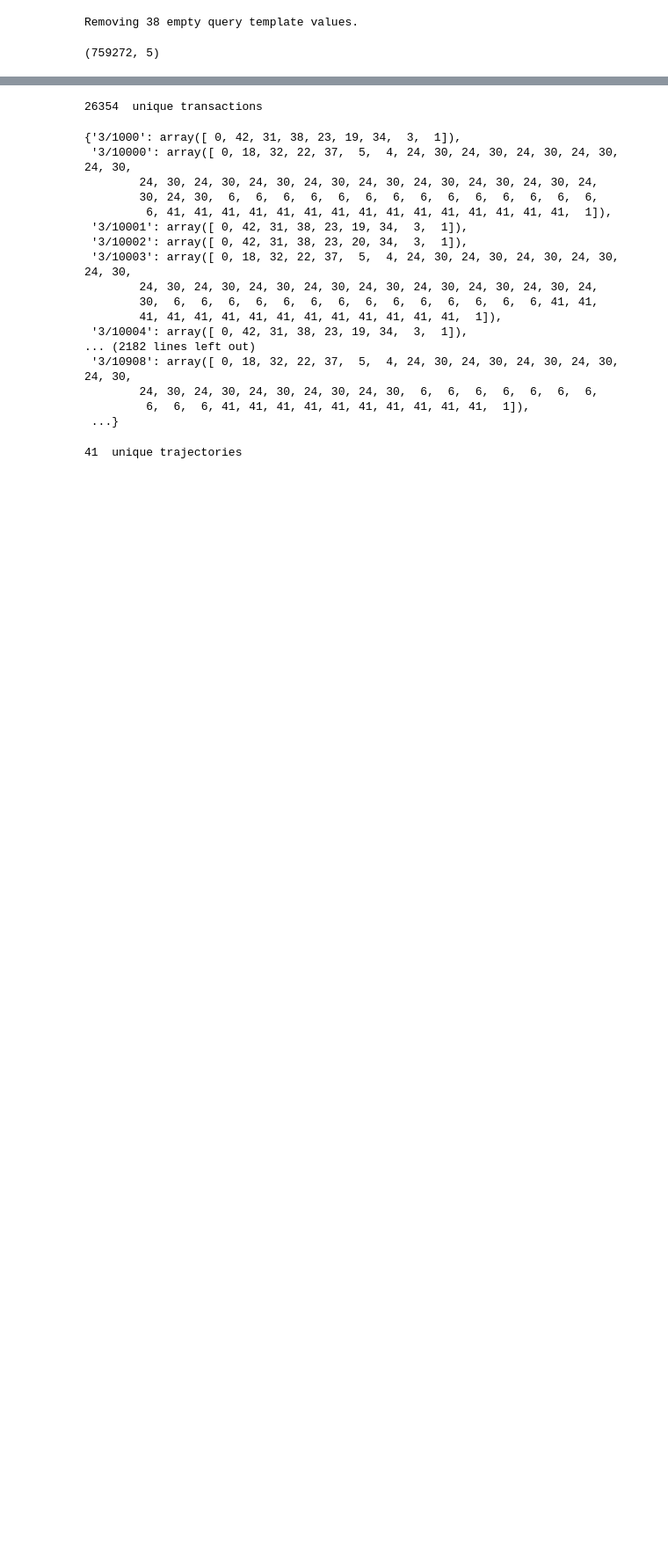
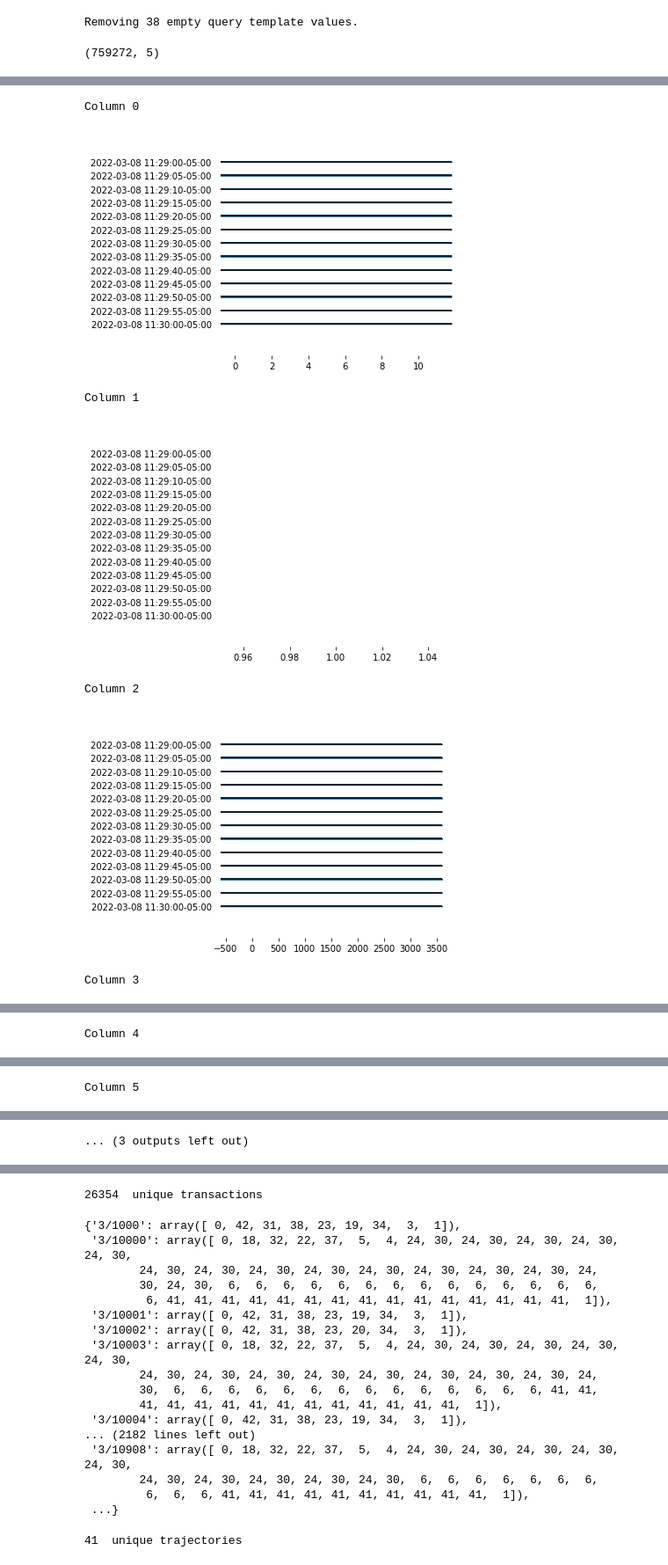
Before and after one commit to lmwnshn/noisepage-pilot, a Jupyter notebook: Untitled.ipynb, the cells around one changed output, grey strips where cells are left out. Shown at 88% size. Drawn from its saved outputs; the diff is of its cells as text; code cells hidden in the pictures; blank space fills up the shorter version.

```diff
--- a/Untitled.ipynb
+++ b/Untitled.ipynb
@@ -17,0 +24,7 @@ Removing 38 empty query template values.
+# %%
+groups = [(qt, gdf) for qt, gdf in df.groupby('query_template')]
+
+selected_group = 3
+query_template, gdf = groups[selected_group]
+print(query_template)
+display(gdf)
@@ -17,0 +47,16 @@ Removing 38 empty query template values.
+# %%
+gdft = gdf['query_params'].apply(pd.Series)
+gdft = gdft.apply(lambda col: col.str.slice(1, -1))
+
+for col in gdft:
+    try:
+        gdft[col] = pd.to_datetime(gdft[col], errors='raise')
+    except:
+        try:
+            gdft[col] = pd.to_numeric(gdft[col], errors='raise')
+        except:
+            pass
+gdft = gdft.convert_dtypes()
+
+print(gdft.dtypes)
+display(gdft)
@@ -17,0 +87,24 @@ Removing 38 empty query template values.
+# %%
+from pandas.api.types import is_datetime64_any_dtype
+
+with warnings.catch_warnings():
+    warnings.simplefilter("ignore")
+    for col, dtype in zip(gdft, gdft.dtypes):
+        print(f"Column {col}")
+
+        if dtype in ['object', 'string']:
+            continue
+
+        if is_datetime64_any_dtype(dtype):
+            gdft[col] = pd.to_numeric(gdft[col])
+        meow = gdft[col].to_frame()
+        joypy.joyplot(meow.groupby(pd.Grouper(freq="5s")))
+        plt.show()
+# %% [output]
+Column 0
+[figure, added]
+Column 1
+[figure, added]
+Column 2
+[figure, added]
+Column 3
@@ -17,0 +112 @@ Removing 38 empty query template values.
+Column 4
@@ -17,0 +114 @@ Removing 38 empty query template values.
+Column 5
@@ -17,0 +116 @@ Removing 38 empty query template values.
+... (3 outputs left out)
```
Also changed, not shown: parts of 8 cells of this notebook.
